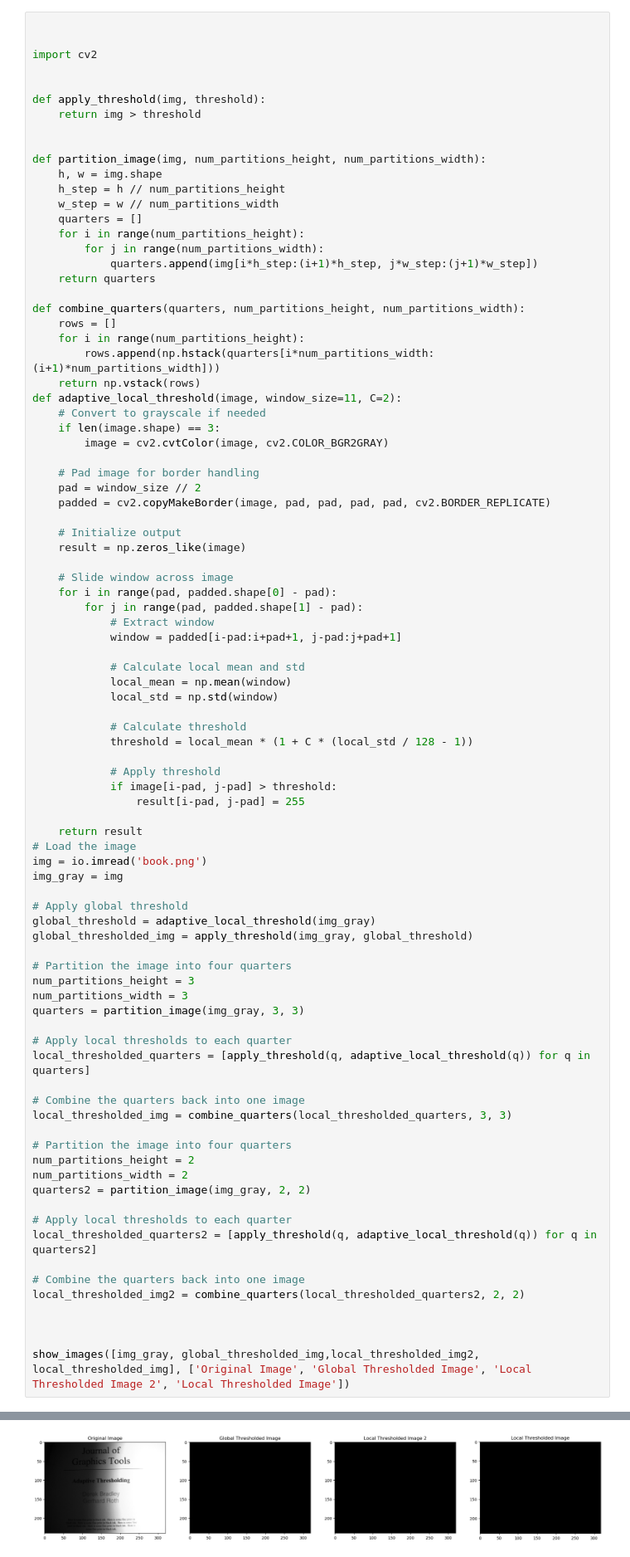
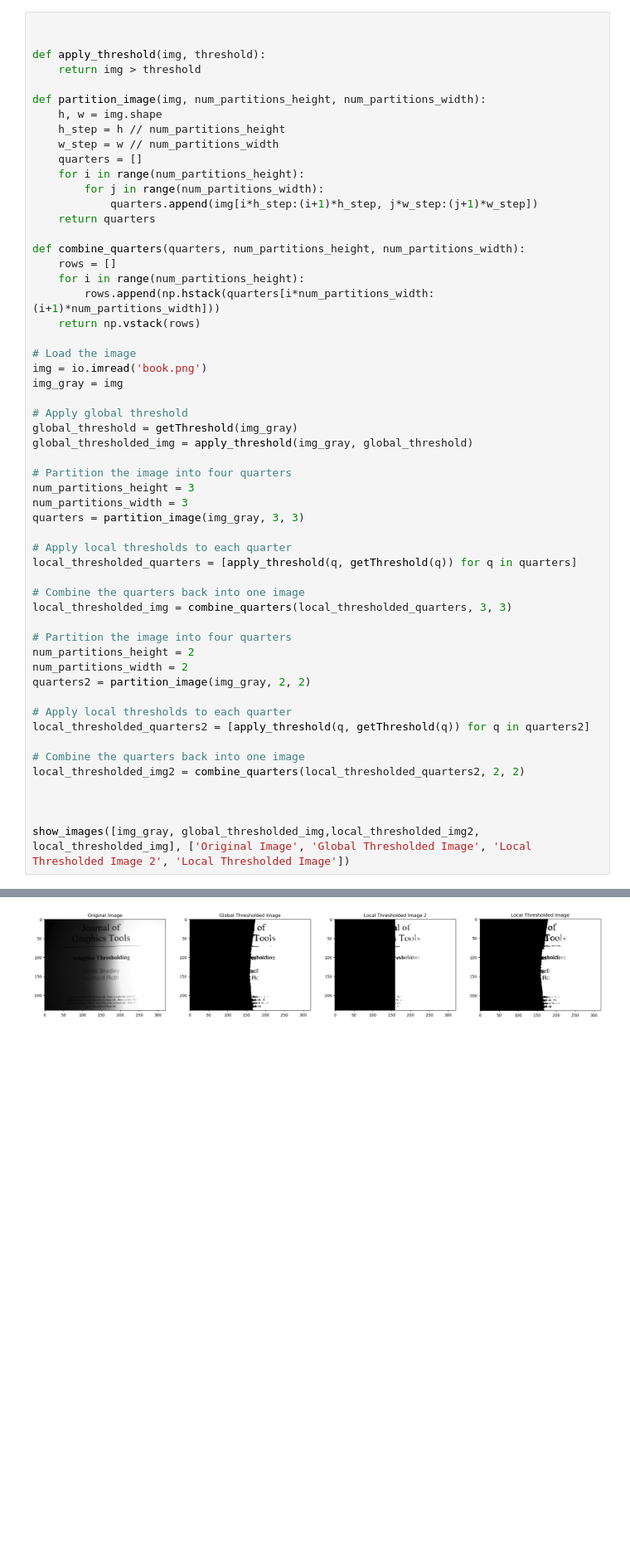
Before and after one commit to BassemAdam/Image-Processing---Computer-Vision, a Jupyter notebook: Labs/Lab9-std/Lab9-std/Lab_Seg2_STD.ipynb, the cells around one changed output, grey strips where cells are left out. Shown at 83% size. Drawn from its saved outputs; the diff is of its cells as text; blank space fills up the shorter version.

```diff
--- a/Labs/Lab9-std/Lab9-std/Lab_Seg2_STD.ipynb
+++ b/Labs/Lab9-std/Lab9-std/Lab_Seg2_STD.ipynb
@@ -209,14 +206,10 @@ Tnew:  117.63472164661287
 117.63472164661287
 [figure]
 # %%
-
-
-import cv2
 
 
 def apply_threshold(img, threshold):
     return img > threshold
-
 
 def partition_image(img, num_partitions_height, num_partitions_width):
     h, w = img.shape
@@ -233,42 +226,13 @@ def combine_quarters(quarters, num_partitions_height, num_partitions_width):
     for i in range(num_partitions_height):
         rows.append(np.hstack(quarters[i*num_partitions_width:(i+1)*num_partitions_width]))
     return np.vstack(rows)
-def adaptive_local_threshold(image, window_size=11, C=2):
-    # Convert to grayscale if needed
-    if len(image.shape) == 3:
-        image = cv2.cvtColor(image, cv2.COLOR_BGR2GRAY)
 
-    # Pad image for border handling
-    pad = window_size // 2
-    padded = cv2.copyMakeBorder(image, pad, pad, pad, pad, cv2.BORDER_REPLICATE)
-
-    # Initialize output
-    result = np.zeros_like(image)
-
-    # Slide window across image
-    for i in range(pad, padded.shape[0] - pad):
-        for j in range(pad, padded.shape[1] - pad):
-            # Extract window
-            window = padded[i-pad:i+pad+1, j-pad:j+pad+1]
-
-            # Calculate local mean and std
-            local_mean = np.mean(window)
-            local_std = np.std(window)
-
-            # Calculate threshold
-            threshold = local_mean * (1 + C * (local_std / 128 - 1))
-
-            # Apply threshold
-            if image[i-pad, j-pad] > threshold:
-                result[i-pad, j-pad] = 255
-
-    return result
 # Load the image
 img = io.imread('book.png')
 img_gray = img
 
 # Apply global threshold
-global_threshold = adaptive_local_threshold(img_gray)
+global_threshold = getThreshold(img_gray)
 global_thresholded_img = apply_threshold(img_gray, global_threshold)
 
 # Partition the image into four quarters
@@ -277,7 +241,7 @@ num_partitions_width = 3
 quarters = partition_image(img_gray, 3, 3)
 
 # Apply local thresholds to each quarter
-local_thresholded_quarters = [apply_threshold(q, adaptive_local_threshold(q)) for q in quarters]
+local_thresholded_quarters = [apply_threshold(q, getThreshold(q)) for q in quarters]
 
 # Combine the quarters back into one image
 local_thresholded_img = combine_quarters(local_thresholded_quarters, 3, 3)
@@ -288,7 +252,7 @@ num_partitions_width = 2
 quarters2 = partition_image(img_gray, 2, 2)
 
 # Apply local thresholds to each quarter
-local_thresholded_quarters2 = [apply_threshold(q, adaptive_local_threshold(q)) for q in quarters2]
+local_thresholded_quarters2 = [apply_threshold(q, getThreshold(q)) for q in quarters2]
 
 # Combine the quarters back into one image
 local_thresholded_img2 = combine_quarters(local_thresholded_quarters2, 2, 2)
@@ -300 +281 @@ show_images([img_gray, global_thresholded_img,local_thresholded_img2, local_thre
-[figure, old version]
+[figure, new version]
```
Also changed, not shown: parts of 2 cells of this notebook.
